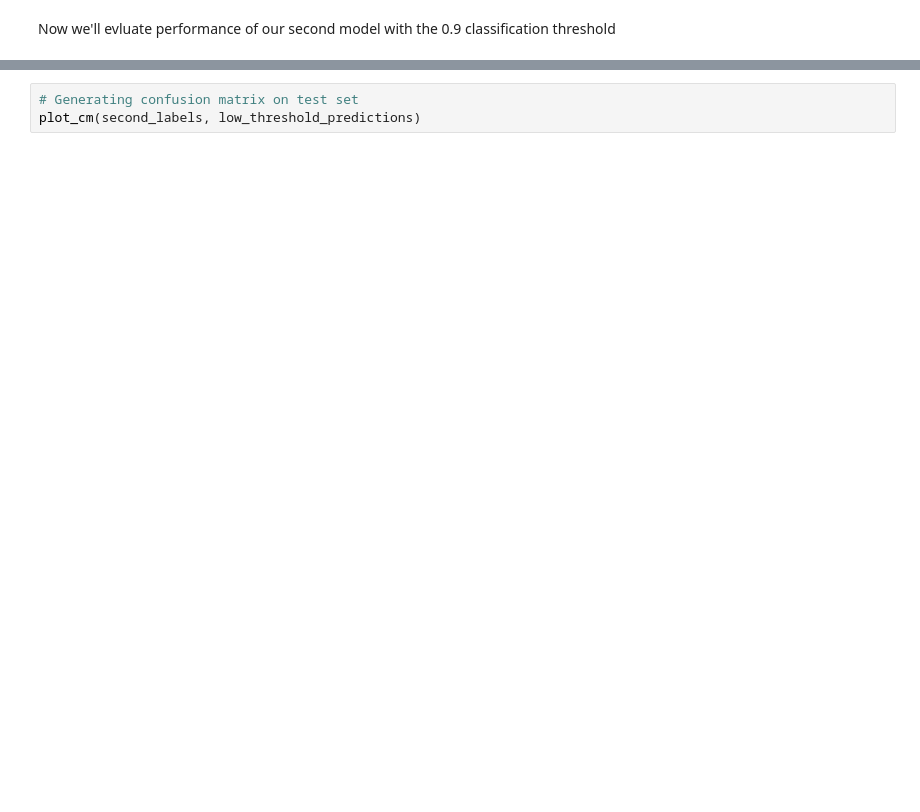
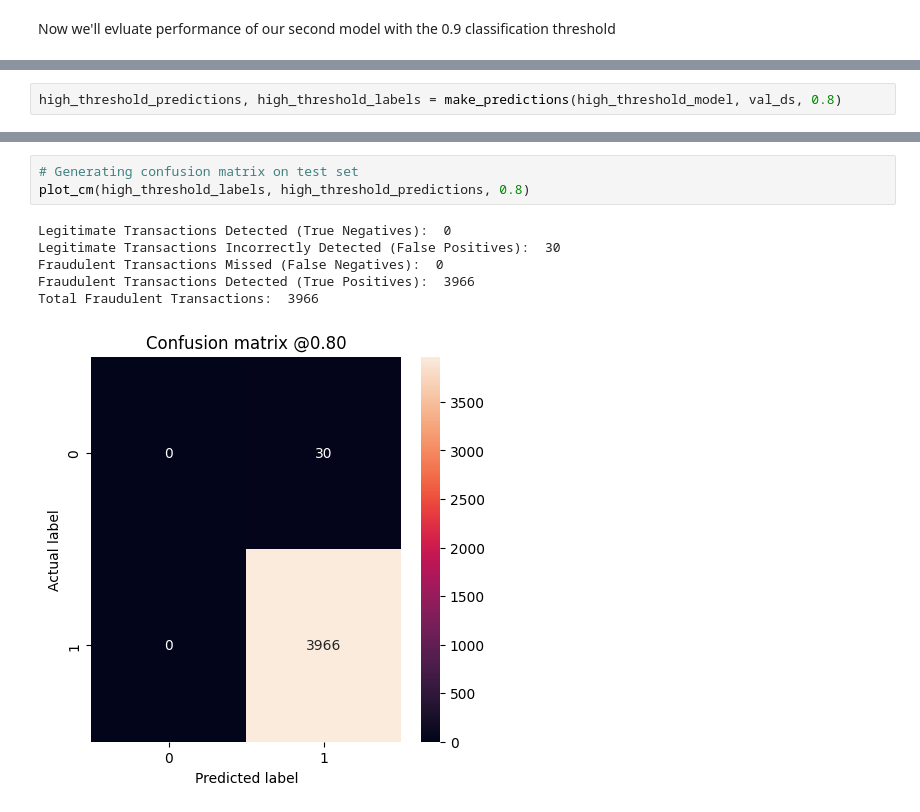
Before and after one commit to pinstripezebra/graffiti_prediction_model, a Jupyter notebook: model_training.ipynb, the cells around one changed output, grey strips where cells are left out. Cells and saved outputs as stored; diff of their text form; blank space fills up the shorter version.

```diff
--- a/model_training.ipynb
+++ b/model_training.ipynb
@@ -314,0 +309,2 @@ third_labels = np.array(third_labels).astype(int)
+# %%
+high_threshold_predictions, high_threshold_labels = make_predictions(high_threshold_model, val_ds, 0.8)
@@ -315,3 +328,10 @@ third_labels = np.array(third_labels).astype(int)
 # %%
 # Generating confusion matrix on test set
-plot_cm(second_labels, low_threshold_predictions)
+plot_cm(high_threshold_labels, high_threshold_predictions, 0.8)
+# %% [output]
+Legitimate Transactions Detected (True Negatives):  0
+Legitimate Transactions Incorrectly Detected (False Positives):  30
+Fraudulent Transactions Missed (False Negatives):  0
+Fraudulent Transactions Detected (True Positives):  3966
+Total Fraudulent Transactions:  3966
+[figure, added]
```
Also changed, not shown: parts of 16 cells of this notebook.
